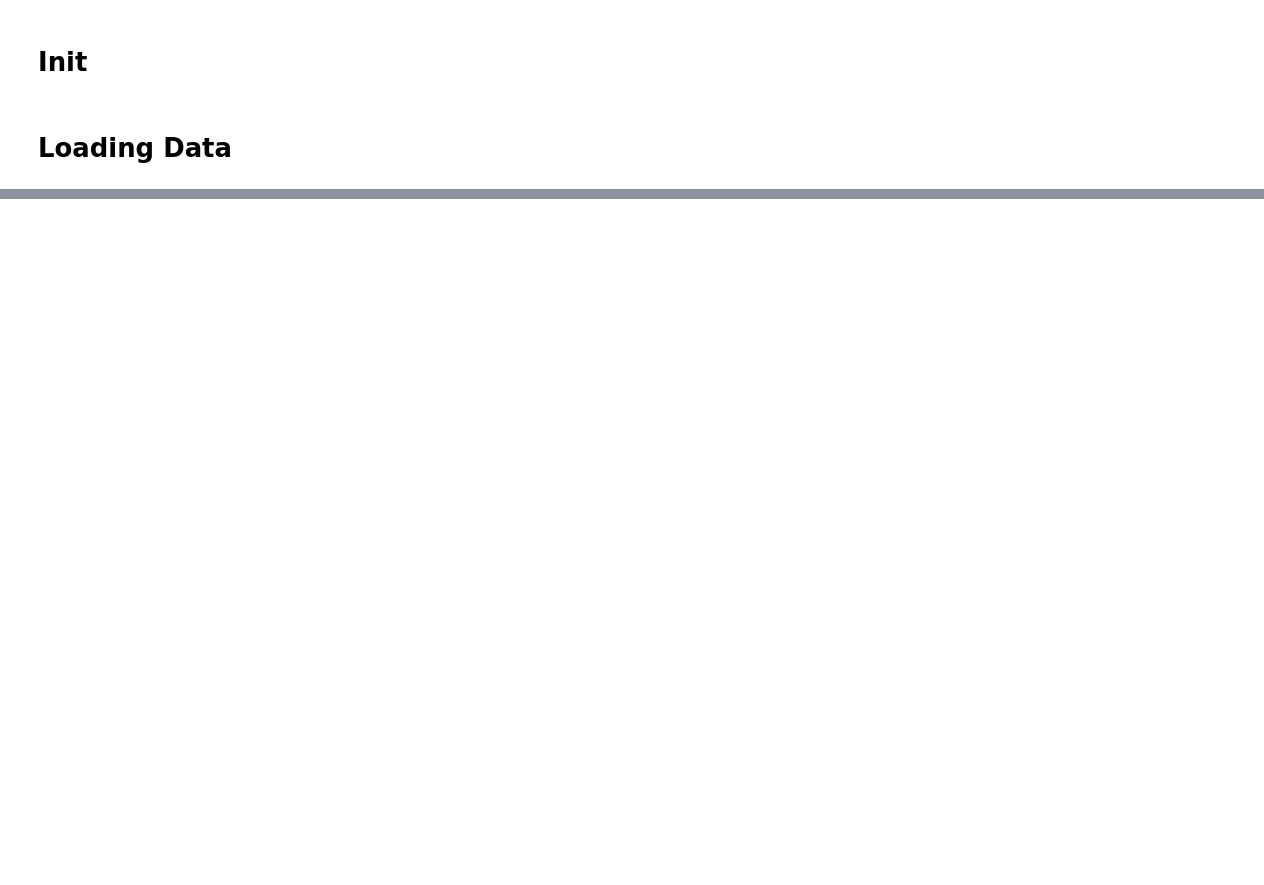
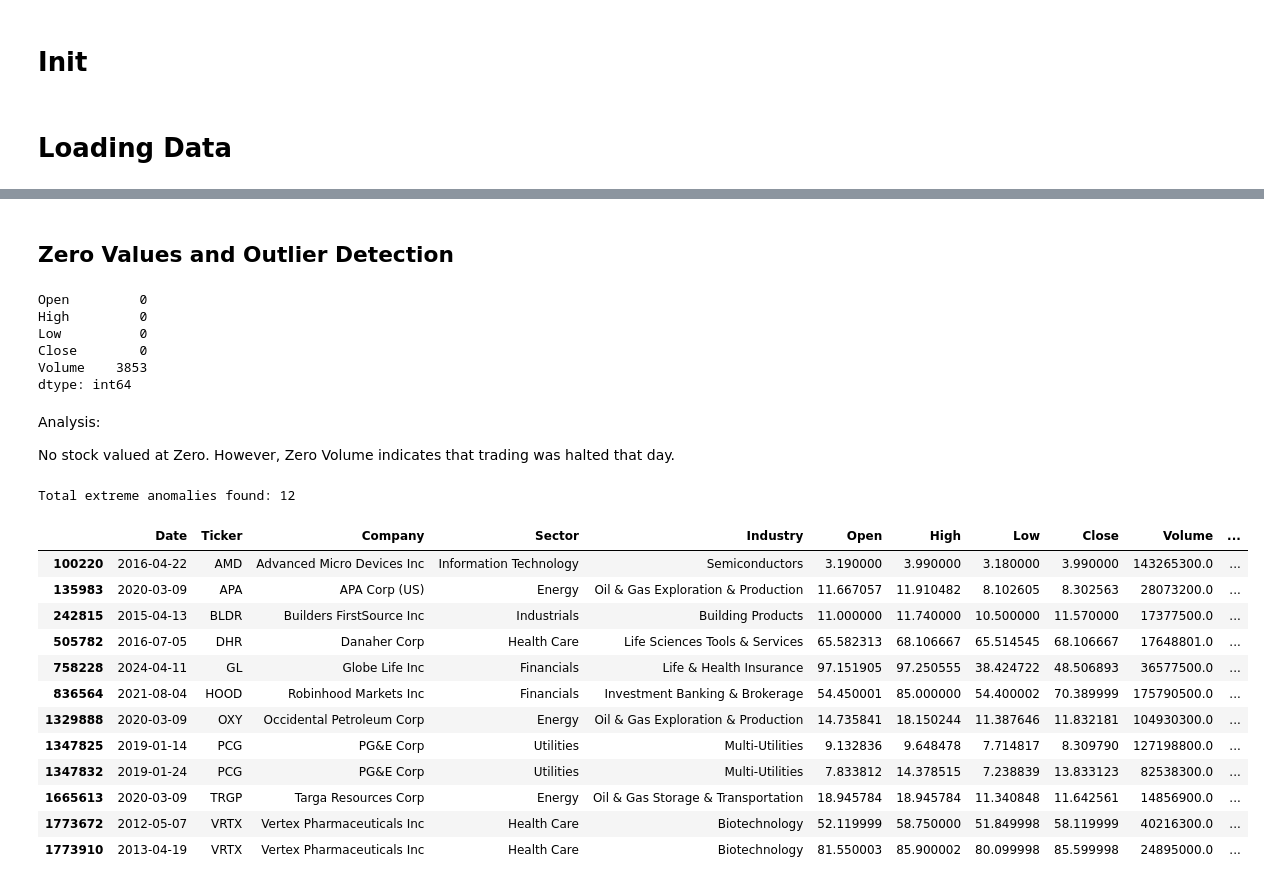
Before and after one commit to jplaceres/S-and-P-500-Stock-Price-Predictor, a Jupyter notebook: SP500_EDA.ipynb, the cells around one changed output, grey strips where cells are left out. Drawn from its saved outputs; the diff is of its cells as text; code cells hidden in the pictures; blank space fills up the shorter version.

```diff
--- a/SP500_EDA.ipynb
+++ b/SP500_EDA.ipynb
@@ -82,0 +198,43 @@ print(df_final.head(10))
+# %% [markdown]
+## Zero Values and Outlier Detection
+# %%
+# check for zero values
+zero_counts = (df_final[['Open', 'High', 'Low', 'Close', 'Volume']] == 0).sum()
+print(zero_counts)
+# %% [output]
+Open         0
+High         0
+Low          0
+Close        0
+Volume    3853
+dtype: int64
+# %% [markdown]
+Analysis:
+
+No stock valued at Zero. However, Zero Volume indicates that trading was halted that day.
+# %%
+# outlier detection
+
+# creating column for Daily return percentage change
+df_final['daily_return'] = df_final.groupby('Ticker')['Close'].pct_change()
+df_final.head()
+
+# Find extreme outliers if the change is > 50% or < -50%
+extreme_outliers = df_final[(df_final['daily_return'] > 0.5) | (df_final['daily_return'] < -0.5)]
+print(f"Total extreme anomalies found: {len(extreme_outliers)}")
+extreme_outliers
+# %% [output]
+Total extreme anomalies found: 12
+|  | Date | Ticker | Company | Sector | Industry | Open | High | Low | Close | Volume | ... |
+| 100220 | 2016-04-22 | AMD | Advanced Micro Devices Inc | Information Technology | Semiconductors | 3.190000 | 3.990000 | 3.180000 | 3.990000 | 143265300.0 | ... |
+| 135983 | 2020-03-09 | APA | APA Corp (US) | Energy | Oil & Gas Exploration & Production | 11.667057 | 11.910482 | 8.102605 | 8.302563 | 28073200.0 | ... |
+| 242815 | 2015-04-13 | BLDR | Builders FirstSource Inc | Industrials | Building Products | 11.000000 | 11.740000 | 10.500000 | 11.570000 | 17377500.0 | ... |
+| 505782 | 2016-07-05 | DHR | Danaher Corp | Health Care | Life Sciences Tools & Services | 65.582313 | 68.106667 | 65.514545 | 68.106667 | 17648801.0 | ... |
+| 758228 | 2024-04-11 | GL | Globe Life Inc | Financials | Life & Health Insurance | 97.151905 | 97.250555 | 38.424722 | 48.506893 | 36577500.0 | ... |
+| 836564 | 2021-08-04 | HOOD | Robinhood Markets Inc | Financials | Investment Banking & Brokerage | 54.450001 | 85.000000 | 54.400002 | 70.389999 | 175790500.0 | ... |
+| 1329888 | 2020-03-09 | OXY | Occidental Petroleum Corp | Energy | Oil & Gas Exploration & Production | 14.735841 | 18.150244 | 11.387646 | 11.832181 | 104930300.0 | ... |
+| 1347825 | 2019-01-14 | PCG | PG&E Corp | Utilities | Multi-Utilities | 9.132836 | 9.648478 | 7.714817 | 8.309790 | 127198800.0 | ... |
+| 1347832 | 2019-01-24 | PCG | PG&E Corp | Utilities | Multi-Utilities | 7.833812 | 14.378515 | 7.238839 | 13.833123 | 82538300.0 | ... |
+| 1665613 | 2020-03-09 | TRGP | Targa Resources Corp | Energy | Oil & Gas Storage & Transportation | 18.945784 | 18.945784 | 11.340848 | 11.642561 | 14856900.0 | ... |
+| 1773672 | 2012-05-07 | VRTX | Vertex Pharmaceuticals Inc | Health Care | Biotechnology | 52.119999 | 58.750000 | 51.849998 | 58.119999 | 40216300.0 | ... |
+| 1773910 | 2013-04-19 | VRTX | Vertex Pharmaceuticals Inc | Health Care | Biotechnology | 81.550003 | 85.900002 | 80.099998 | 85.599998 | 24895000.0 | ... |
```
Also changed, not shown: parts of 21 cells of this notebook.
